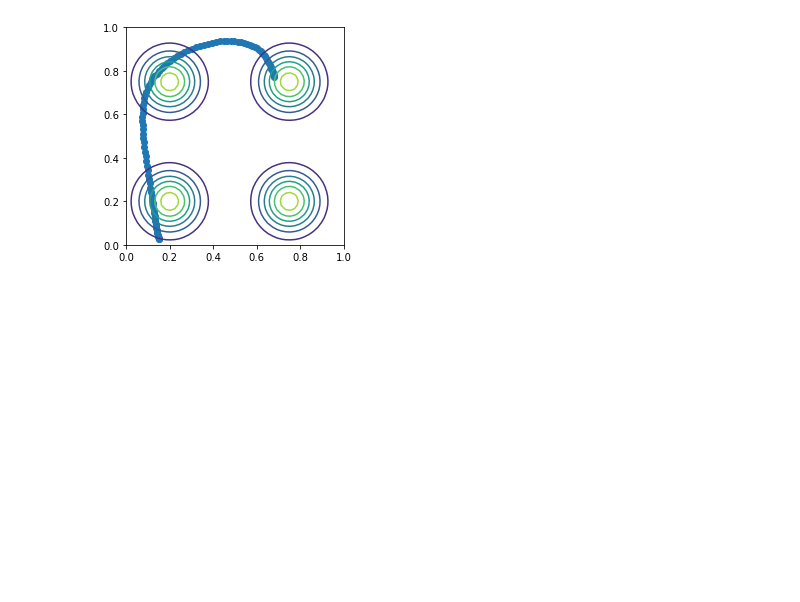
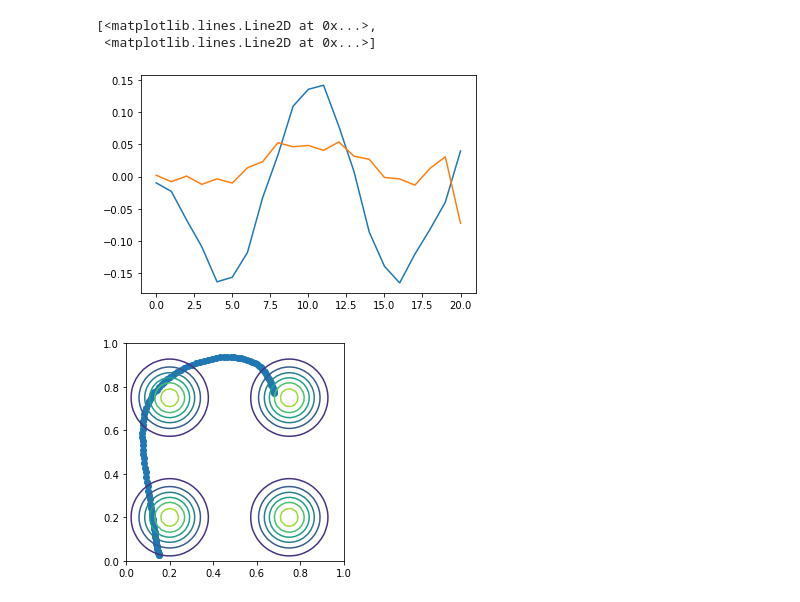
Before and after one commit to i-abr/ErgodicTrajectoryTranscription, a Jupyter notebook: erg_expl.ipynb, the cells around one changed output. Cells and saved outputs as stored; diff of their text form; code cells hidden in the pictures; blank space fills up the shorter version.

```diff
--- a/erg_expl.ipynb
+++ b/erg_expl.ipynb
@@ -162,3 +109,9 @@ KeyboardInterrupt:
+# %%
+plt.plot(sol['lam'])
+# %% [output]
+[<matplotlib.lines.Line2D at 0x...>,
+ <matplotlib.lines.Line2D at 0x...>]
+[figure, added]
 # %%
 traj = []
 for tt in range(1000):
```
Also changed, not shown: parts of 11 cells of this notebook, 5 other files.
